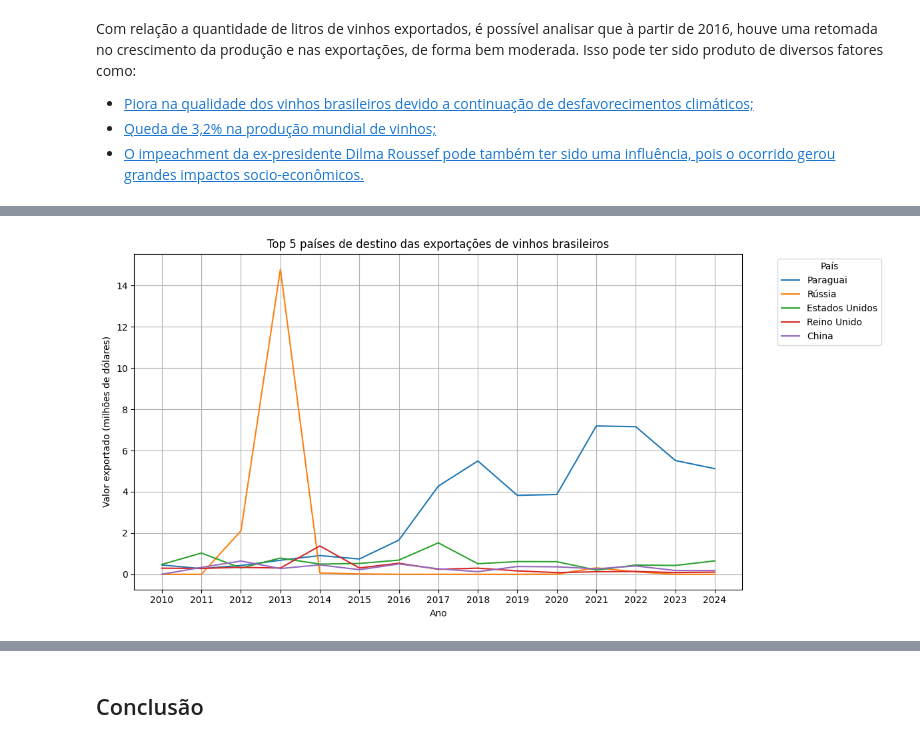
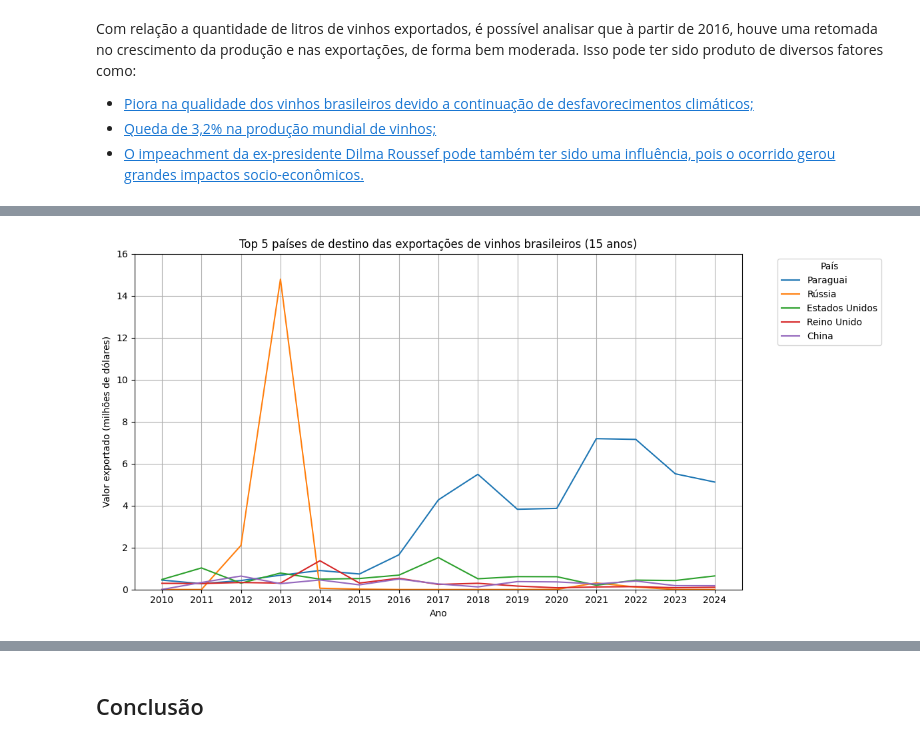
Before and after one commit to fiapostechfase1/tech-challenge, a Jupyter notebook: Tech_Challenge.ipynb, the cells around one changed output, grey strips where cells are left out. Saved outputs shown, nothing was run; the diff lists cells and outputs as text; code cells hidden in the pictures.

```diff
--- a/Tech_Challenge.ipynb
+++ b/Tech_Challenge.ipynb
@@ -146,0 +174,5 @@ anos_recente.head()
+# %%
+# reestruturando os nomes dos países
+anos_recente.reset_index(drop = True, inplace = True)
+anos_recente['País'] = anos_recente['País'].str.replace(r',.*', '', regex=True)
+anos_recente.head()
@@ -240,42 +449,21 @@ plota_por_ano('Quantidade', 'Valor Total (milhões de Litros)', 'Quantidade anua
 # %%
-# Calcular o total exportado por país
-top_5_paises = (
-    anos_recente.groupby('País')['Valor'].sum()
-    .sort_values(ascending=False)
-    .head(5)
-    .index
-)
-
-# Filtrar os dados para conter apenas os top 5 países
+# plota o top 5 países destino de exportação durante 15 anos
+top_5_paises = (anos_recente.groupby('País')['Valor'].sum().sort_values(ascending=False).head(5).index)
 top_df = anos_recente[anos_recente['País'].isin(top_5_paises)]
-
-# Criar a tabela pivot
 df_pivot = top_df.pivot_table(index='Ano', columns='País', values='Valor', aggfunc='sum')
-df_pivot = df_pivot / 1_000_000  # transformar em milhões
-
-# Ordenar colunas pelo total exportado (da maior para a menor)
+df_pivot = df_pivot / 1_000_000
 ordem_colunas = df_pivot.sum().sort_values(ascending=False).index
 df_pivot = df_pivot[ordem_colunas]
-
-# Plotar
 fig, ax = plt.subplots(figsize=(12, 6))
 df_pivot.plot(ax=ax)
-
-# Ticks para todos os anos
 ax.set_xticks(df_pivot.index)
-
-ax.set(
-    xlabel='Ano',
-    ylabel='Valor exportado (milhões de dólares)',
-    title='Top 5 países de destino das exportações de vinhos brasileiros'
-)
+ax.set(xlabel='Ano', ylabel='Valor exportado (milhões de dólares)', title='Top 5 países de destino das exportações de vinhos brasileiros (15 anos)')
 ax.grid()
-
-# Legenda ordenada
+ax.set_ylim(0, 16)
 handles, labels = ax.get_legend_handles_labels()
 ax.legend(handles, labels, title='País', bbox_to_anchor=(1.05, 1), loc='upper left')
 
 plt.tight_layout()
 plt.show()
 # %% [output]
-[figure, old version]
+[figure, new version]
```
Also changed, not shown: parts of 28 cells of this notebook.
